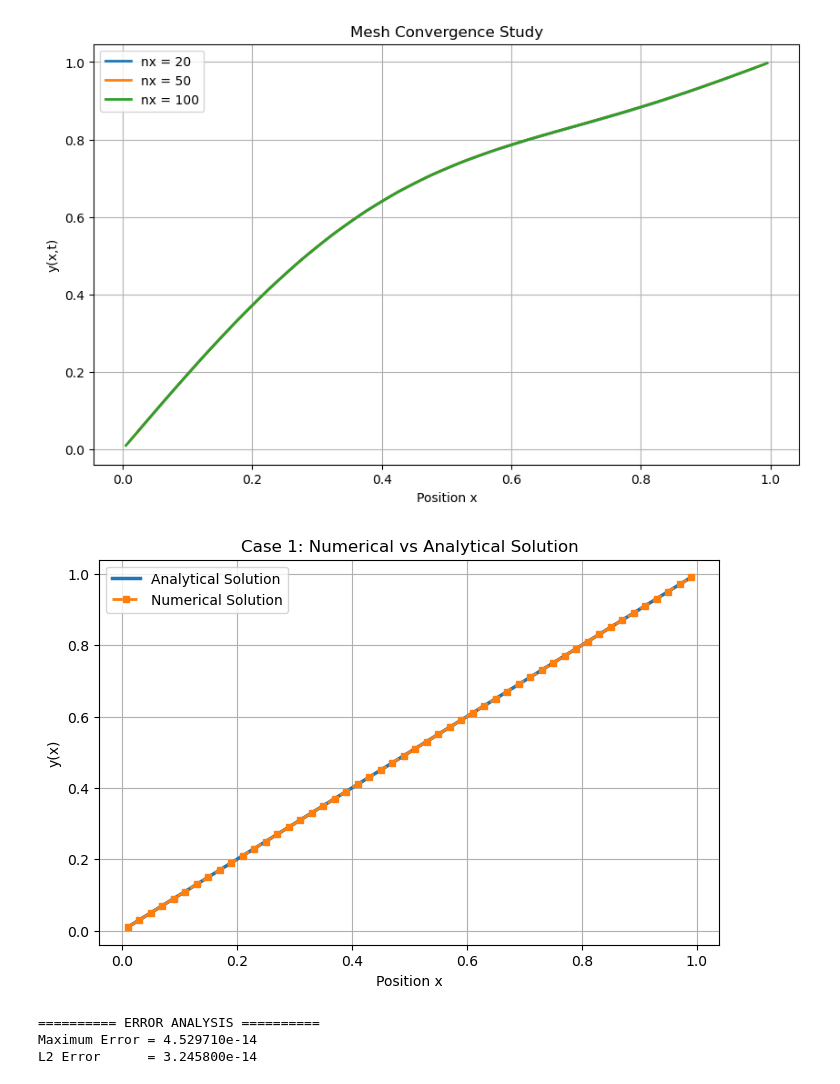
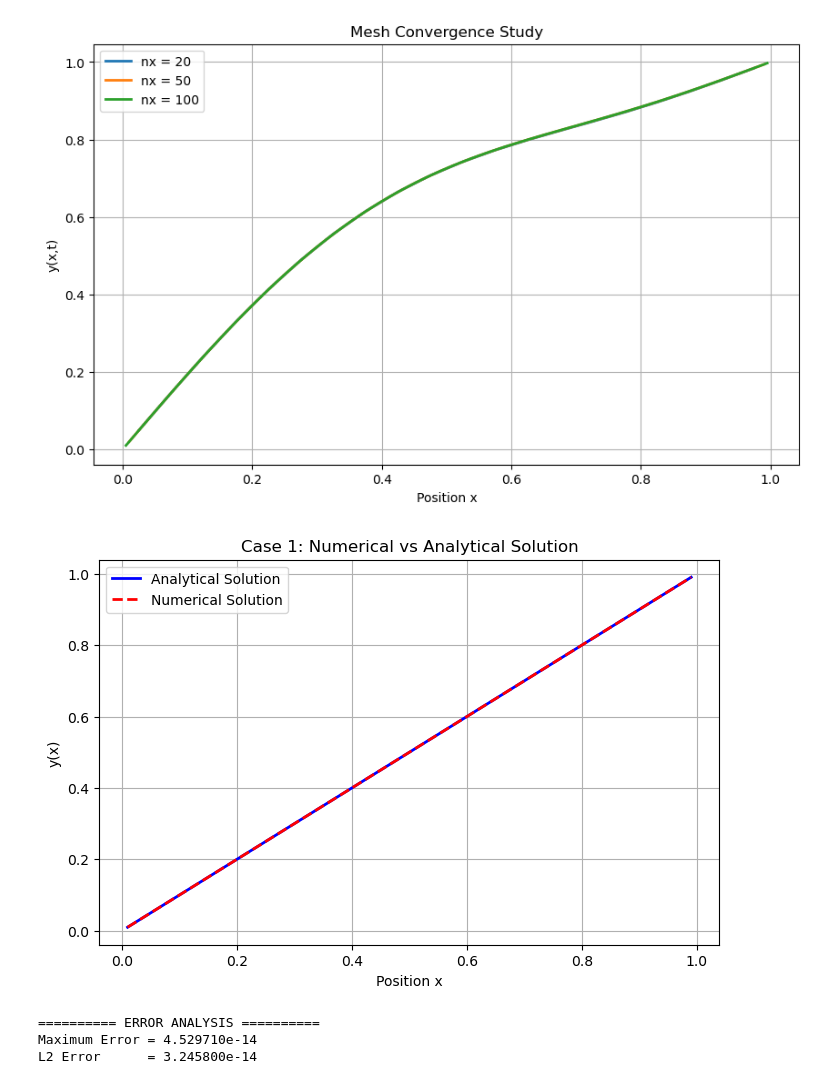
Before and after one commit to ShobhitRajguru/1D-Diffusion-Equation-Solver-FiPy, a Jupyter notebook: Case_1_Dirichlet_NoSource/Case_1.ipynb, the cells around one changed output. Saved outputs shown, nothing was run; the diff lists cells and outputs as text; code cells hidden in the pictures.

```diff
--- a/Case_1_Dirichlet_NoSource/Case_1.ipynb
+++ b/Case_1_Dirichlet_NoSource/Case_1.ipynb
@@ -966,38 +966,37 @@ plt.figure(figsize=(8,5))
 # Analytical Solution (continuous line)
 plt.plot(
     x,
     analytical,
-    '-',
-    linewidth=2.5,
+    'b-',
+    linewidth=2,
     label='Analytical Solution'
 )
 
 # Numerical Solution (dashed line with square markers)
 plt.plot(
     x,
     numerical,
-    '--s',
+    'r--',
     linewidth=2,
-    markersize=5,
     label='Numerical Solution'
 )
 
 plt.title("Case 1: Numerical vs Analytical Solution")
 plt.xlabel("Position x")
 plt.ylabel("y(x)")
 
 plt.legend()
 plt.grid(True)
 
 plt.savefig(
     "numerical_analytical_comparison.png",
     dpi=300,
     bbox_inches='tight'
 )
 
 plt.show()
 # %% [output]
-[figure, old version]
+[figure, new version]
 # %%
 # =====================================================
 # CASE 1 : ERROR ANALYSIS
```
